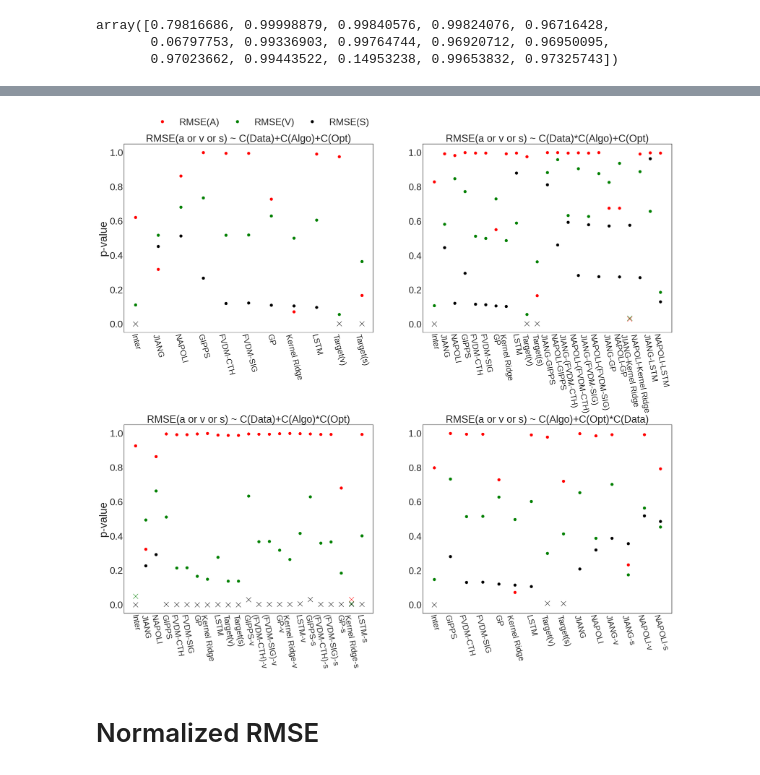
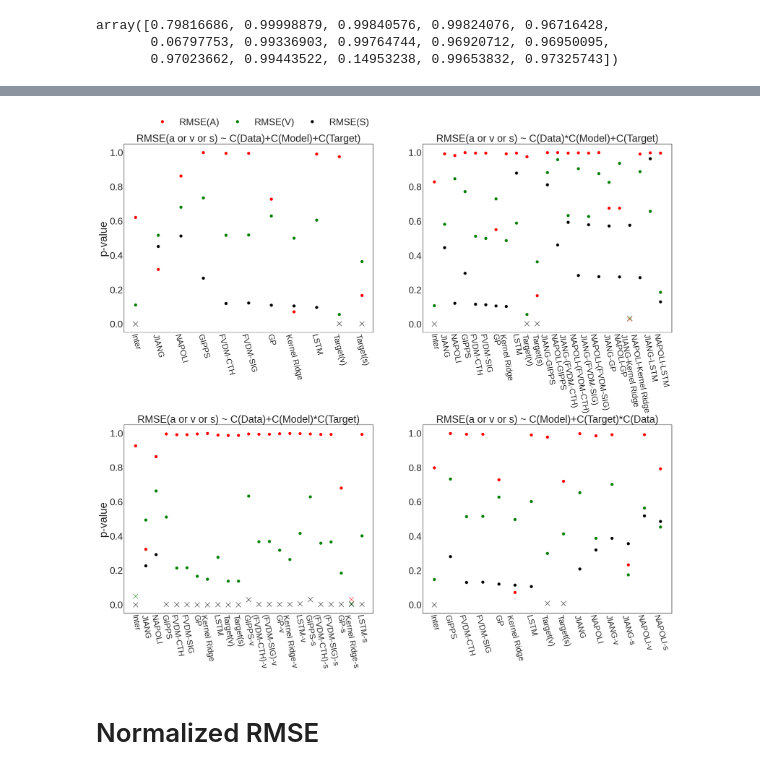
Before and after one commit to coordinated-systems-lab/CarFollowModels, a Jupyter notebook: Models/AllResultsANOVA.ipynb, the cells around one changed output, grey strips where cells are left out. Cells and saved outputs as stored; diff of their text form; code cells hidden in the pictures.

Commit message:
added updated plot labelling for ANOVA

```diff
--- a/Models/AllResultsANOVA.ipynb
+++ b/Models/AllResultsANOVA.ipynb
@@ -449,7 +449,7 @@ for i in range(len(pValuesAllAcc)):
        k1, = ax1.plot(pValuesAll_x[i], pValuesAllHead[i], 'kx', markersize=14)
 ax1.set_xticklabels(pValuesAll_x, rotation=-75)
 ax1.set_ylabel('p-value')
-ax1.set_title('RMSE(a or v or s) ~ C(Data)+C(Algo)+C(Opt)')
+ax1.set_title('RMSE(a or v or s) ~ C(Data)+C(Model)+C(Target)')
 for i in range(len(pValuesDataAlgoAcc)):
     if pValuesDataAlgoAcc[i]>0.05:
        r1, = ax2.plot(pValuesDataAlgo_x[i], pValuesDataAlgoAcc[i], 'ro', markersize=8)
@@ -464,7 +464,7 @@ for i in range(len(pValuesDataAlgoAcc)):
     else:
        k1, = ax2.plot(pValuesDataAlgo_x[i], pValuesDataAlgoHead[i], 'kx', markersize=14)
 ax2.set_xticklabels(pValuesDataAlgo_x, rotation=-80)
-ax2.set_title('RMSE(a or v or s) ~ C(Data)*C(Algo)+C(Opt)')
+ax2.set_title('RMSE(a or v or s) ~ C(Data)*C(Model)+C(Target)')
 for i in range(len(pValuesAlgoOptAcc)):
     if pValuesAlgoOptAcc[i]>0.05:
        r1, = ax3.plot(pValuesAlgoOpt_x[i], pValuesAlgoOptAcc[i], 'ro', markersize=8)
@@ -473,36 +473,36 @@ for i in range(len(pValuesAlgoOptAcc)):
     if pValuesAlgoOptVel[i]>0.05:
        g1, = ax3.plot(pValuesAlgoOpt_x[i], pValuesAlgoOptVel[i], 'go', markersize=8)
     else:
        g1, = ax3.plot(pValuesAlgoOpt_x[i], pValuesAlgoOptVel[i], 'gx', markersize=14)
     if pValuesAlgoOptHead[i]>0.05:
        k1, = ax3.plot(pValuesAlgoOpt_x[i], pValuesAlgoOptHead[i], 'ko', markersize=8)
     else:
        k1, = ax3.plot(pValuesAlgoOpt_x[i], pValuesAlgoOptHead[i], 'kx', markersize=14)
 ax3.set_xticklabels(pValuesAlgoOpt_x, rotation=-80)
 ax3.set_ylabel('p-value')
-ax3.set_title('RMSE(a or v or s) ~ C(Data)+C(Algo)*C(Opt)')
+ax3.set_title('RMSE(a or v or s) ~ C(Data)+C(Model)*C(Target)')
 for i in range(len(pValuesDataOptAcc)):
     if pValuesDataOptAcc[i]>0.05:
        r1, = ax4.plot(pValuesDataOpt_x[i], pValuesDataOptAcc[i], 'ro', markersize=8)
     else:
        r1, = ax4.plot(pValuesDataOpt_x[i], pValuesDataOptAcc[i], 'rx', markersize=14)
     if pValuesDataOptVel[i]>0.05:
        g1, = ax4.plot(pValuesDataOpt_x[i], pValuesDataOptVel[i], 'go', markersize=8)
     else:
        g1, = ax4.plot(pValuesDataOpt_x[i], pValuesDataOptVel[i], 'gx', markersize=14)
     if pValuesDataOptHead[i]>0.05:
        k1, = ax4.plot(pValuesDataOpt_x[i], pValuesDataOptHead[i], 'ko', markersize=8)
     else:
        k1, = ax4.plot(pValuesDataOpt_x[i], pValuesDataOptHead[i], 'kx', markersize=14)
 ax4.set_xticklabels(pValuesDataOpt_x, rotation=-75)
 
-ax4.set_title('RMSE(a or v or s) ~ C(Algo)+C(Opt)*C(Data)')
+ax4.set_title('RMSE(a or v or s) ~ C(Model)+C(Target)*C(Data)')
 ax1.legend((r1, g1, k1), ('RMSE(A)','RMSE(V)' ,'RMSE(S)'), bbox_to_anchor=(0.1,1.07,0.9,0.2), mode='expand', loc='lower left', ncol=4, borderaxespad=0, shadow=False)
 
 #plt.savefig('../Results/anovaResults/RMSEAnova.png')
 plt.show()
 # %% [output]
-[figure, old version]
+[figure, new version]
 # %% [markdown]
 # Normalized RMSE
 # %%
```
Also changed, not shown: parts of 3 cells of this notebook, 1 other file.
